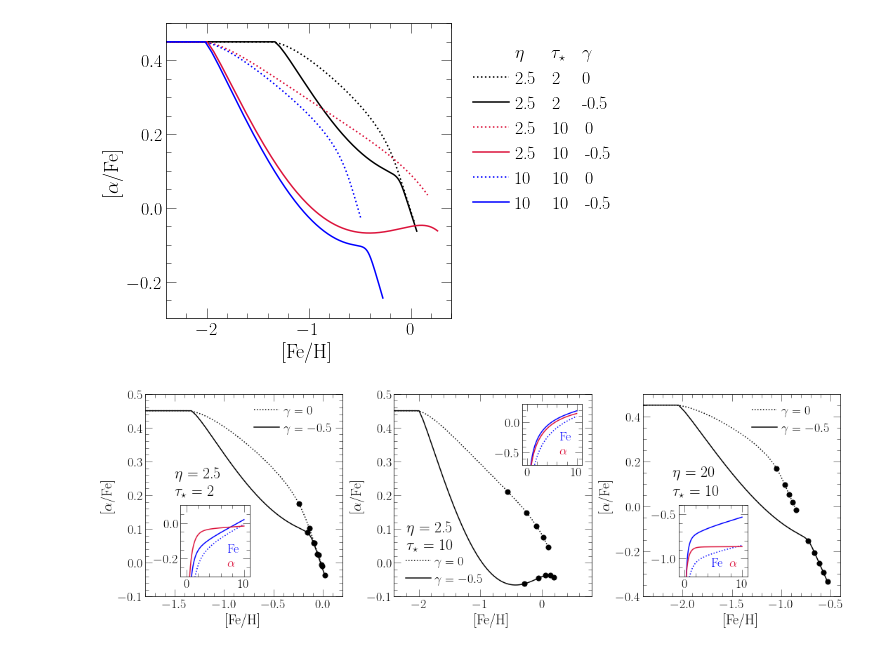
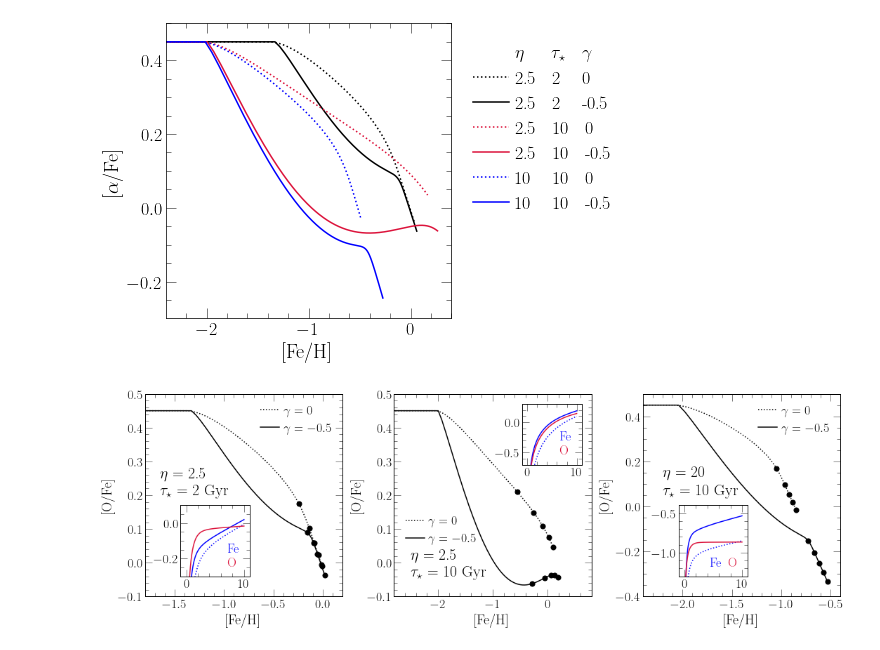
Before and after one commit to giganano/iarates, a Jupyter notebook: notebooks/gce.ipynb, the cells around one changed output. Saved outputs shown, nothing was run; the diff lists cells and outputs as text; code cells hidden in the pictures.

```diff
--- a/notebooks/gce.ipynb
+++ b/notebooks/gce.ipynb
@@ -93,7 +93,7 @@ axes = []
 insets = []
 xlim = [
     [-1.8, 0.2],
-    [-2.4, 0.8],
+    [-2.8, 0.8],
     [-2.4, -0.4]
 ]
 ylim = [
@@ -104,7 +104,7 @@ ylim = [
 for i in range(3):
     axes.append(fig.add_subplot(131 + i))
     axes[i].set_xlabel("[Fe/H]")
-    axes[i].set_ylabel(r"[$\alpha$/Fe]")
+    axes[i].set_ylabel("[O/Fe]")
     axes[i].set_xlim(xlim[i])
     axes[i].set_ylim(ylim[i])
 #     axes[i].set_yticks([-0.2, 0, 0.2, 0.4])
@@ -117,7 +117,7 @@ locs = [
 ylim = [
     [-0.3, 0.1],
     [-0.7, 0.3],
-    [-1.2, -0.4]
+    [-1.3, -0.4]
 ]
 insets = []
 for i in range(3):
@@ -162,7 +162,7 @@ for i in range(3):
         insets[i].plot(out.history["time"], out.history["[fe/h]"], c = named_colors()["blue"],
             label = "Fe")
         insets[i].plot(out.history["time"], out.history["[o/h]"], c = named_colors()["crimson"],
-            label = r"$\alpha$")
+            label = "O")
         times = list(range(2, 11, 2))
         indeces = [out.history["time"].index(_) for _ in times]
         axes[i].scatter([out.history["[fe/h]"][_] for _ in indeces], [out.history["[o/fe]"][_] for _ in indeces],
@@ -173,36 +173,38 @@ for i in range(3):
         "loc": mpl_loc("lower right"),
         "handlelength": 0,
         "bbox_to_anchor": (1.01, -0.05)
     }
     if i == 2:
         kwargs["ncol"] = 2
         kwargs["columnspacing"] = 0.2
     else:
         kwargs["labelspacing"] = 0.2
     leg = insets[i].legend(**kwargs)
     fancy_legend(leg, ["blue", "crimson"])
 
 for i in range(3):
     kwargs = {
-        "loc": mpl_loc("lower left") if i == 1 else mpl_loc("upper right")
+        "loc": mpl_loc("lower left") if i == 1 else mpl_loc("upper right"),
+        "handlelength": 1.5
     }
+    if i == 1: kwargs["bbox_to_anchor"] = (0, 0.2)
     leg = axes[i].legend(**kwargs)
 
 loc = [
-    [-1.5, 0.2],
-    [-2.2, 0.04],
-    [-2.1, 0.05]
+    [-1.65, 0.2],
+    [-2.5, -0.04],
+    [-2.2, 0.05]
 ]
 for i in range(3):
-    axes[i].text(loc[i][0], loc[i][1], r"$\tau_\star$ = %g" % (taustar[i]), fontsize = 22)
+    axes[i].text(loc[i][0], loc[i][1], r"$\tau_\star$ = %g Gyr" % (taustar[i]), fontsize = 22)
     if i == 2: loc[i][1] += 0.03
     axes[i].text(loc[i][0], loc[i][1] + 0.05, r"$\eta$ = %g" % (eta[i]), fontsize = 22)
 
 plt.tight_layout()
 for ext in ["pdf", "jpeg"]:
     kwargs = {}
     if ext == "jpeg": kwargs["dpi"] = 200
     plt.savefig("../paper/onezone_application.%s" % (ext), **kwargs)
 plt.show()
 # %% [output]
-[figure, old version]
+[figure, new version]
```
Also changed, not shown: parts of 1 cell of this notebook, 12 other files.
